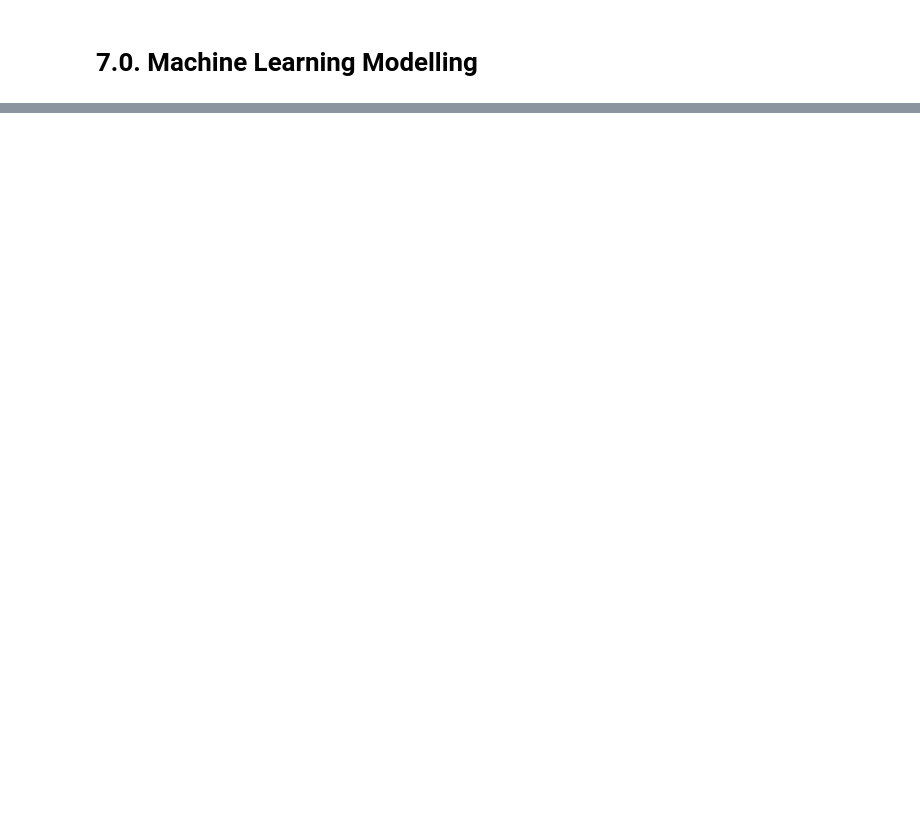
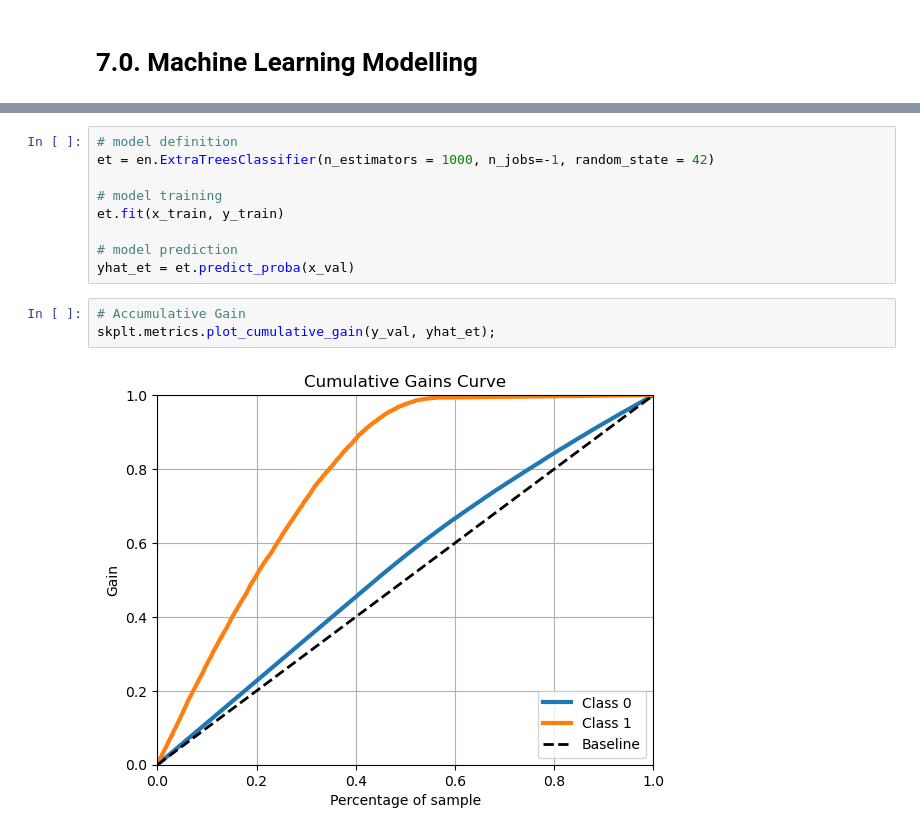
Before and after one commit to pgdemiranda/health_insurance-cs, a Jupyter notebook: notebooks/1.0.pgdm.health_insurance_cs.ipynb, the cells around one changed output, grey strips where cells are left out. Drawn from its saved outputs; the diff is of its cells as text; blank space fills up the shorter version.

```diff
--- a/notebooks/1.0.pgdm.health_insurance_cs.ipynb
+++ b/notebooks/1.0.pgdm.health_insurance_cs.ipynb
@@ -503,0 +558,14 @@ Feature ranking:
+# %%
+# model definition
+et = en.ExtraTreesClassifier(n_estimators = 1000, n_jobs=-1, random_state = 42)
+
+# model training
+et.fit(x_train, y_train)
+
+# model prediction
+yhat_et = et.predict_proba(x_val)
+# %%
+# Accumulative Gain
+skplt.metrics.plot_cumulative_gain(y_val, yhat_et);
+# %% [output]
+[figure, added]
```
Also changed, not shown: parts of 35 cells of this notebook.
